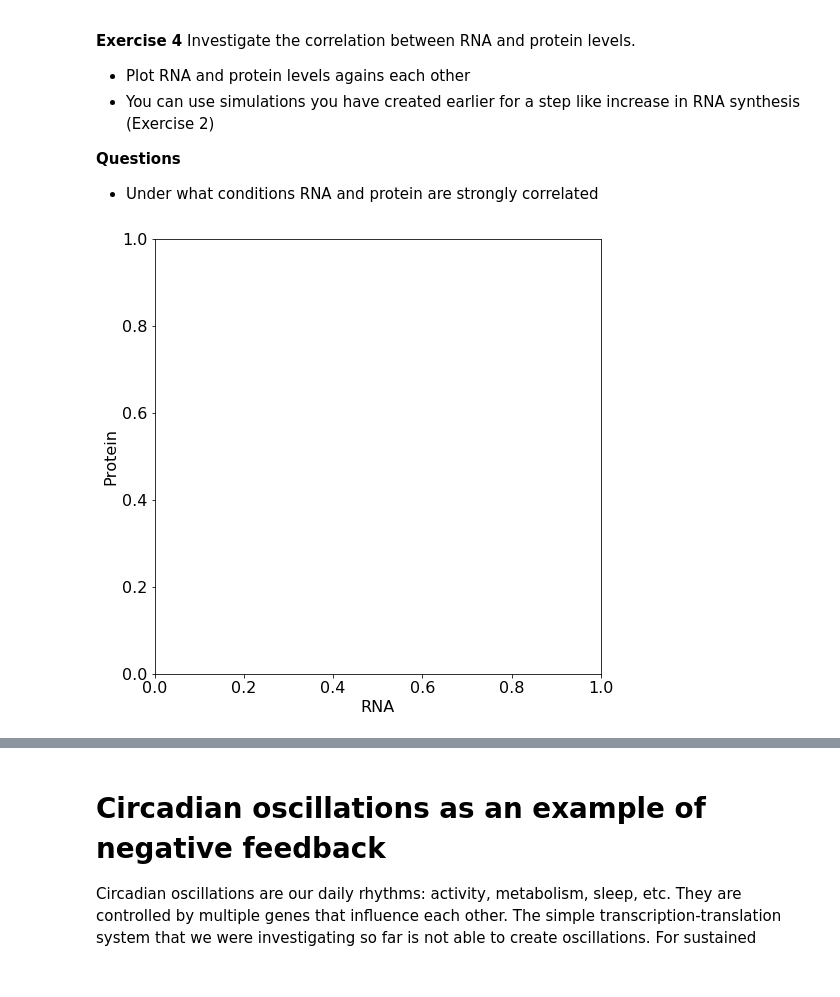
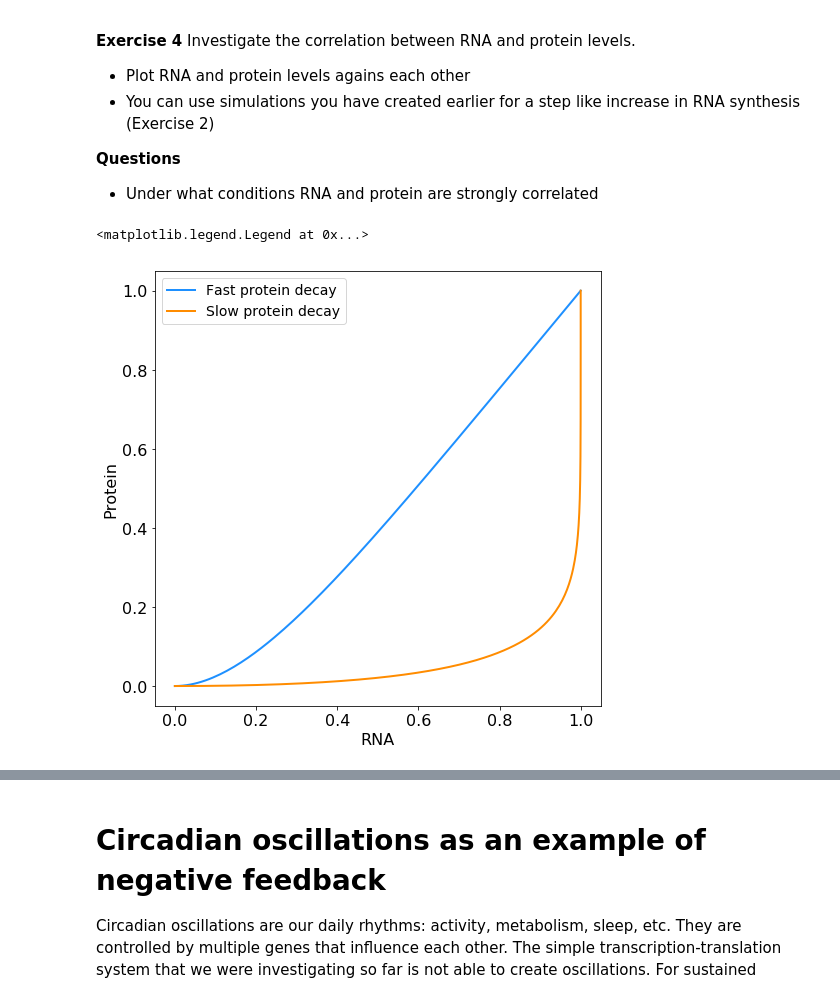
Before and after one commit to baumgast/Biomedicine-teaching, a Jupyter notebook: Biomedicine Master 2017, dynamic modeling.ipynb, the cells around one changed output, grey strips where cells are left out. Drawn from its saved outputs; the diff is of its cells as text; code cells hidden in the pictures.

Commit message:
Added version of the NB for students without the solutions of the exercises
Better visualisations, finalised all exercises with solutions and some
minor rearrangements

```diff
--- a/Biomedicine Master 2017, dynamic modeling.ipynb
+++ b/Biomedicine Master 2017, dynamic modeling.ipynb
@@ -586,13 +585,14 @@ Investigate the correlation between RNA and protein levels.
 # %%
 fig,ax = pl.subplots(1,1, figsize = (8,8))
 
-ax.plot(sol_deterministic[:,0]/sol_deterministic[:,0].max(),sol_deterministic[:,1]/sol_deterministic[:,1].max(),
-       label = 'Slow protein decay', lw = line_width, color = color_rna)
 ax.plot(sol_deterministic1[:,0]/sol_deterministic1[:,0].max(),sol_deterministic1[:,1]/sol_deterministic1[:,1].max(),
-       label = 'Fast protein decay', lw = line_width, color = color_protein)
+       label = 'Fast protein decay', lw = line_width, color = color_rna)
+ax.plot(sol_deterministic2[:,0]/sol_deterministic2[:,0].max(),sol_deterministic2[:,1]/sol_deterministic2[:,1].max(),
+       label = 'Slow protein decay', lw = line_width, color = color_protein)
 
 ax.set_ylabel('Protein')
 ax.set_xlabel('RNA')
 ax.legend(loc = 'best')
 # %% [output]
+<matplotlib.legend.Legend at 0x...>
-[figure, old version]
+[figure, new version]
```
Also changed, not shown: parts of 8 cells of this notebook, 1 other file.
